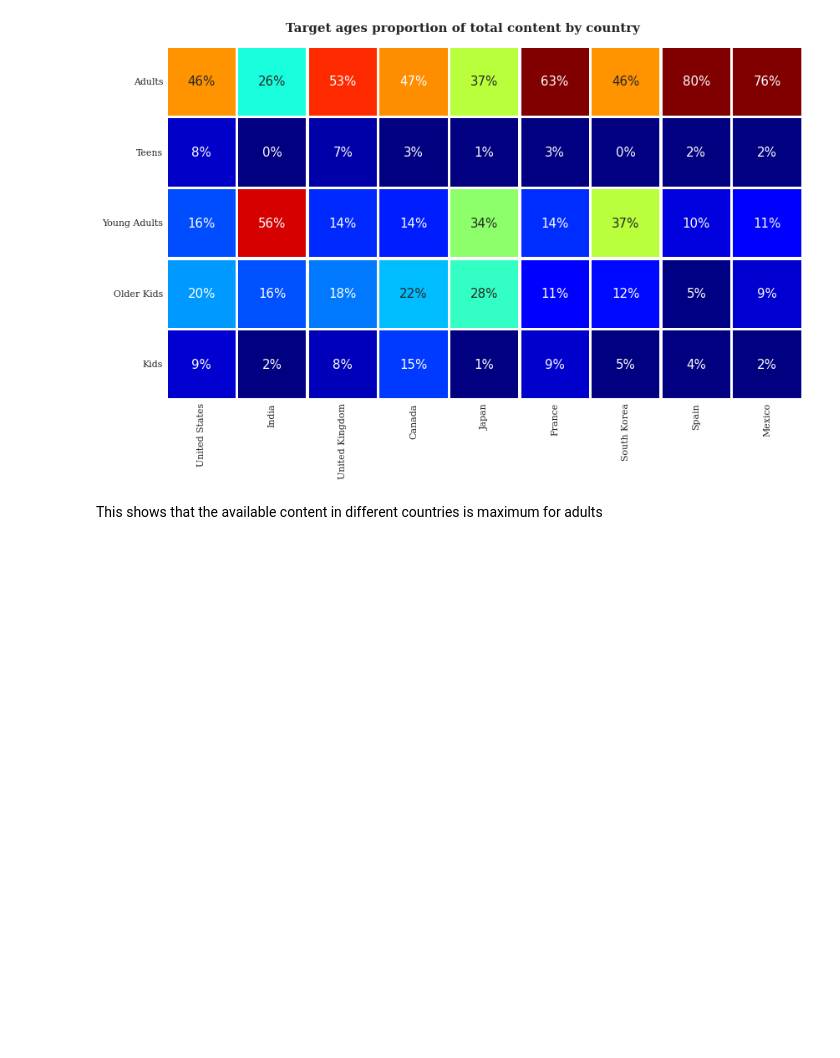
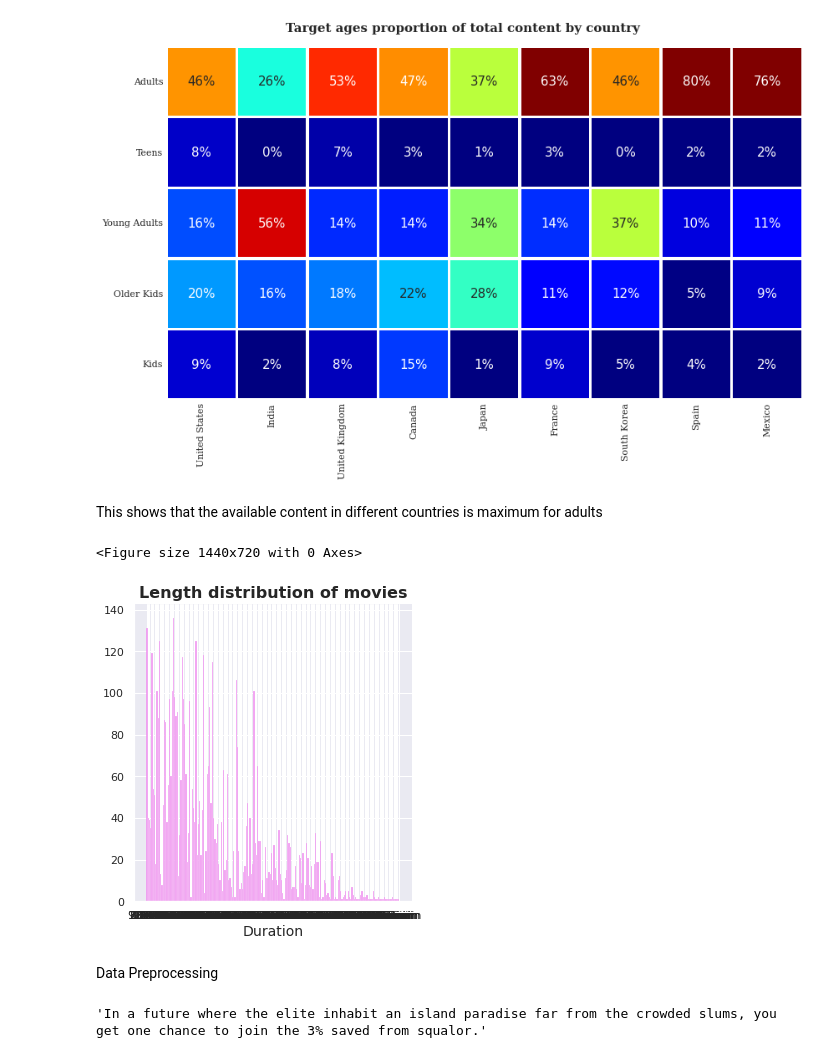
Before and after one commit to Sharaffin/Netflix-Movies-and-TV-Shows-, a Jupyter notebook: NETFLIX_MOVIES_AND_TV_SHOWS_CLUSTERING.ipynb, the cells around one changed output. Drawn from its saved outputs; the diff is of its cells as text; code cells hidden in the pictures; blank space fills up the shorter version.

```diff
--- a/NETFLIX_MOVIES_AND_TV_SHOWS_CLUSTERING.ipynb
+++ b/NETFLIX_MOVIES_AND_TV_SHOWS_CLUSTERING.ipynb
@@ -632,3 +632,20 @@ plt.show()
 [figure]
 # %% [markdown]
 This shows that the available content in different countries is maximum for adults
+# %%
+# Length distribution of movies
+
+plt.figure(figsize=(20, 10))
+sns.displot(df_movies['duration'], bins=30,color='violet').set(ylabel=None)
+plt.title('Length distribution of movies', fontsize=16,fontweight="bold")
+plt.xlabel('Duration', fontsize=14)
+plt.show()
+# %% [output]
+<Figure size 1440x720 with 0 Axes>
+[figure, added]
+# %% [markdown]
+Data Preprocessing
+# %%
+df['description'][0]
+# %% [output]
+'In a future where the elite inhabit an island paradise far from the crowded slums, you get one chance to join the 3% saved from squalor.'
```
Also changed, not shown: parts of 34 cells of this notebook.
